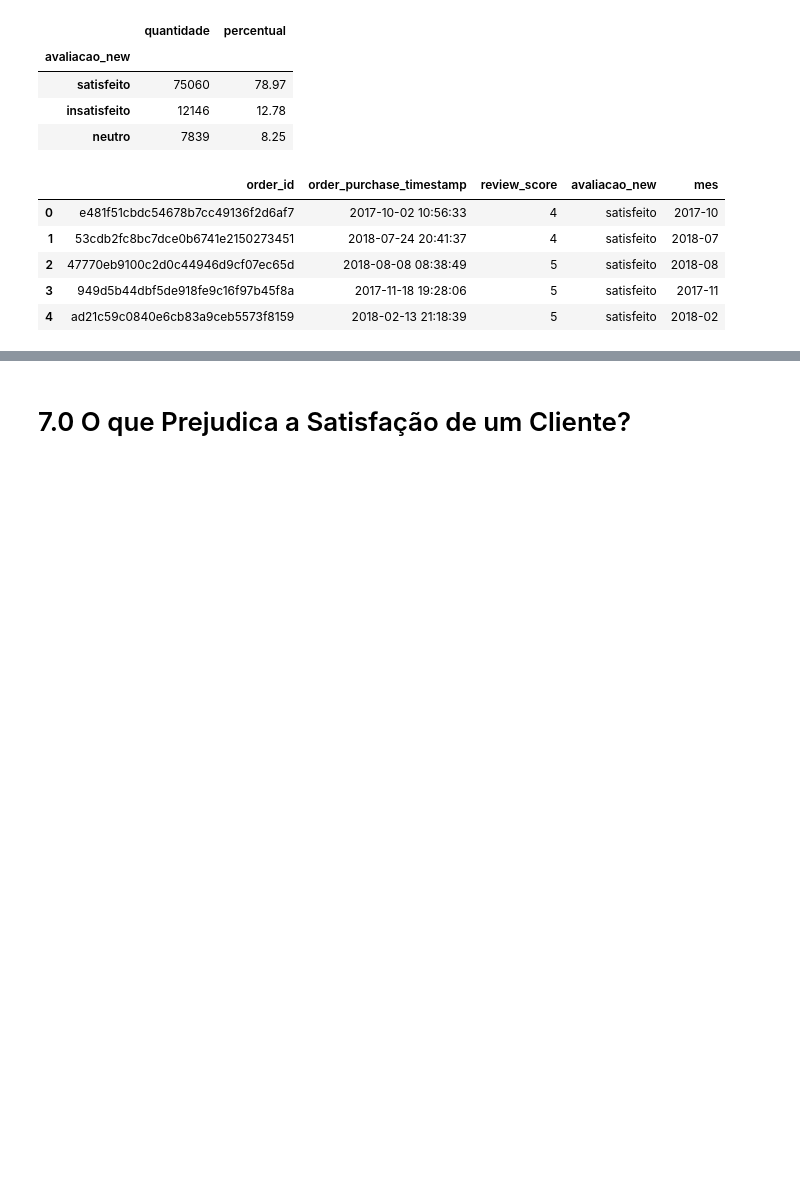
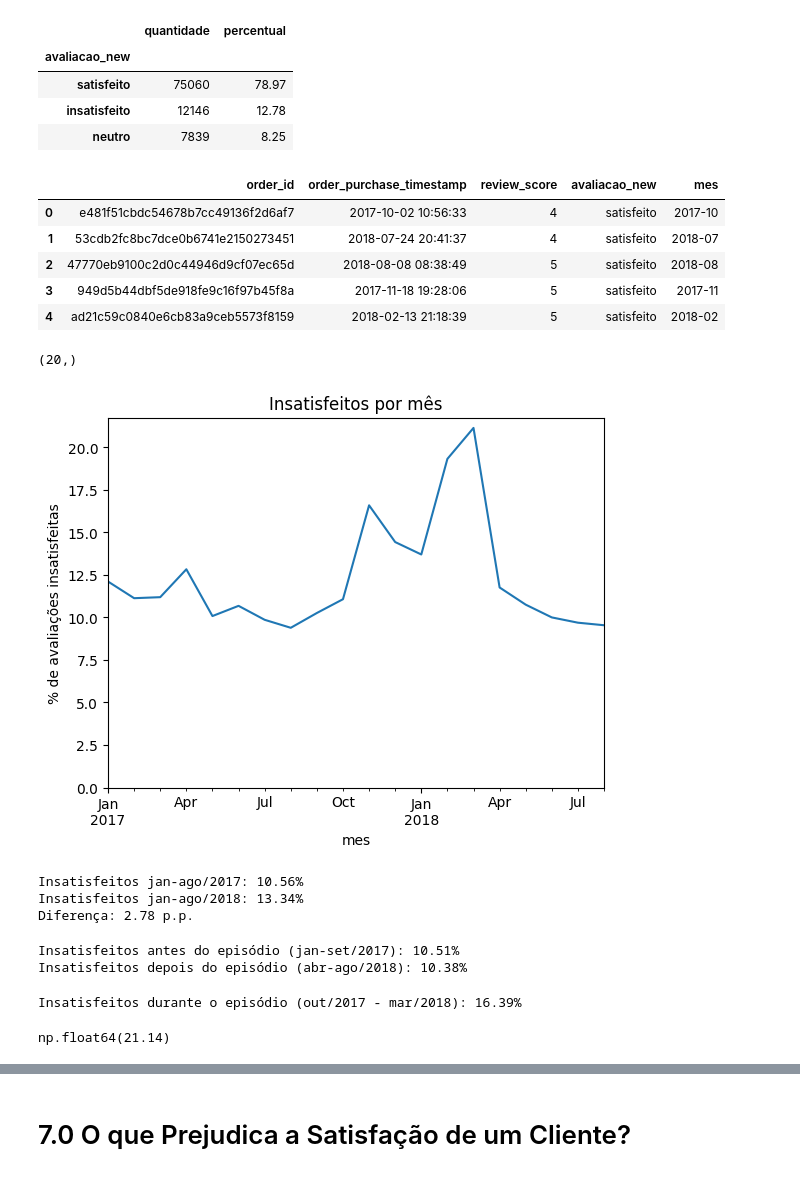
Before and after one commit to alefaizi/tech-challenge-olist, a Jupyter notebook: notebooks/03_analise.ipynb, the cells around one changed output, grey strips where cells are left out. Saved outputs shown, nothing was run; the diff lists cells and outputs as text; code cells hidden in the pictures; blank space fills up the shorter version.

```diff
--- a/notebooks/03_analise.ipynb
+++ b/notebooks/03_analise.ipynb
@@ -344,3 +332,64 @@ Ao olhar o gráfico, tenha em mente a questão em aberto: a insatisfação piora
+# %%
+# marcando avaliações insatisfeitas
+pedidos_avaliacoes['insatisfeito'] = pedidos_avaliacoes['avaliacao_new'] == 'insatisfeito'
+# %%
+# percentual de insatisfeitos por mês
+insatisfeitos_por_mes = (pedidos_avaliacoes.groupby('mes')['insatisfeito'].mean() * 100).round(2)
+# %%
+# checando resultado (precisa ter 20 linhas)
+insatisfeitos_por_mes.shape
+# %% [output]
+(20,)
+# %%
+# gráfico com insatisfeitos por mês
+insatisfeitos_por_mes.plot(title='Insatisfeitos por mês')
+plt.ylim(0, None)
+plt.ylabel('% de avaliações insatisfeitas')
+plt.show()
+# %% [output]
+[figure, added]
+# %%
+# percentual de insatisfeitos: jan-ago/2017 vs jan-ago/2018 (calculado sobre as avaliações individuais)
+mascara_aval_2017 = (pedidos_avaliacoes['mes'] >= '2017-01') & (pedidos_avaliacoes['mes'] <= '2017-08')
+mascara_aval_2018 = (pedidos_avaliacoes['mes'] >= '2018-01') & (pedidos_avaliacoes['mes'] <= '2018-08')
+
+insatisfeitos_2017 = round(pedidos_avaliacoes.loc[mascara_aval_2017, 'insatisfeito'].mean() * 100, 2)
+insatisfeitos_2018 = round(pedidos_avaliacoes.loc[mascara_aval_2018, 'insatisfeito'].mean() * 100, 2)
+
+print(f'Insatisfeitos jan-ago/2017: {insatisfeitos_2017}%')
+print(f'Insatisfeitos jan-ago/2018: {insatisfeitos_2018}%')
+print(f'Diferença: {round(insatisfeitos_2018 - insatisfeitos_2017, 2)} p.p.')
+# %% [output]
+Insatisfeitos jan-ago/2017: 10.56%
+Insatisfeitos jan-ago/2018: 13.34%
+Diferença: 2.78 p.p.
+# %%
+# nível de insatisfação antes e depois do episódio de out/2017-mar/2018
+mascara_antes = (pedidos_avaliacoes['mes'] >= '2017-01') & (pedidos_avaliacoes['mes'] <= '2017-09')
+mascara_depois = (pedidos_avaliacoes['mes'] >= '2018-04') & (pedidos_avaliacoes['mes'] <= '2018-08')
+
+insatisfeitos_antes = round(pedidos_avaliacoes.loc[mascara_antes, 'insatisfeito'].mean() * 100, 2)
+insatisfeitos_depois = round(pedidos_avaliacoes.loc[mascara_depois, 'insatisfeito'].mean() * 100, 2)
+
+print(f'Insatisfeitos antes do episódio (jan-set/2017): {insatisfeitos_antes}%')
+print(f'Insatisfeitos depois do episódio (abr-ago/2018): {insatisfeitos_depois}%')
+# %% [output]
+Insatisfeitos antes do episódio (jan-set/2017): 10.51%
+Insatisfeitos depois do episódio (abr-ago/2018): 10.38%
+# %%
+# nível de insatisfação durante o episódio de out/2017-mar/2018
+mascara_episodio = (pedidos_avaliacoes['mes'] >= '2017-10') & (pedidos_avaliacoes['mes'] <= '2018-03')
+
+insatisfeitos_episodio = round(pedidos_avaliacoes.loc[mascara_episodio, 'insatisfeito'].mean() * 100, 2)
+
+print(f'Insatisfeitos durante o episódio (out/2017 - mar/2018): {insatisfeitos_episodio}%')
+# %% [output]
+Insatisfeitos durante o episódio (out/2017 - mar/2018): 16.39%
+# %%
+# pico de insatisfação
+insatisfeitos_por_mes.loc['2018-03']
+# %% [output]
+np.float64(21.14)
 # %% [markdown]
 ### Resposta: os clientes estão satisfeitos?
 
```
Also changed, not shown: parts of 3 cells of this notebook.
